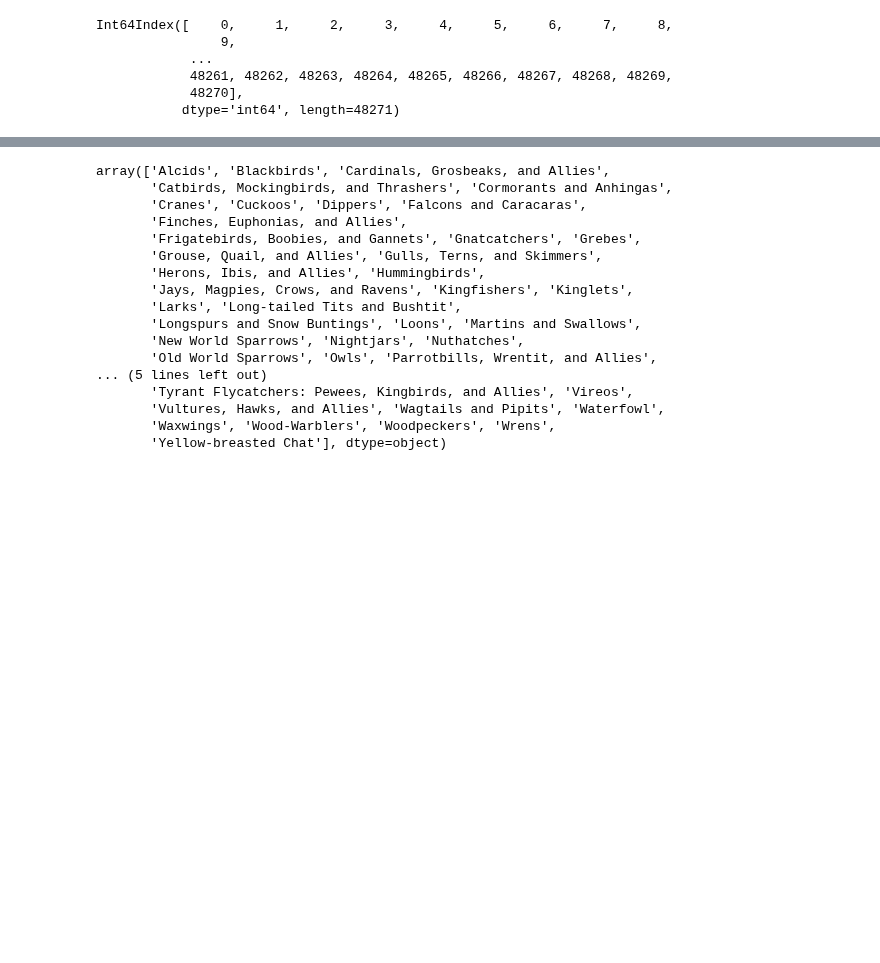
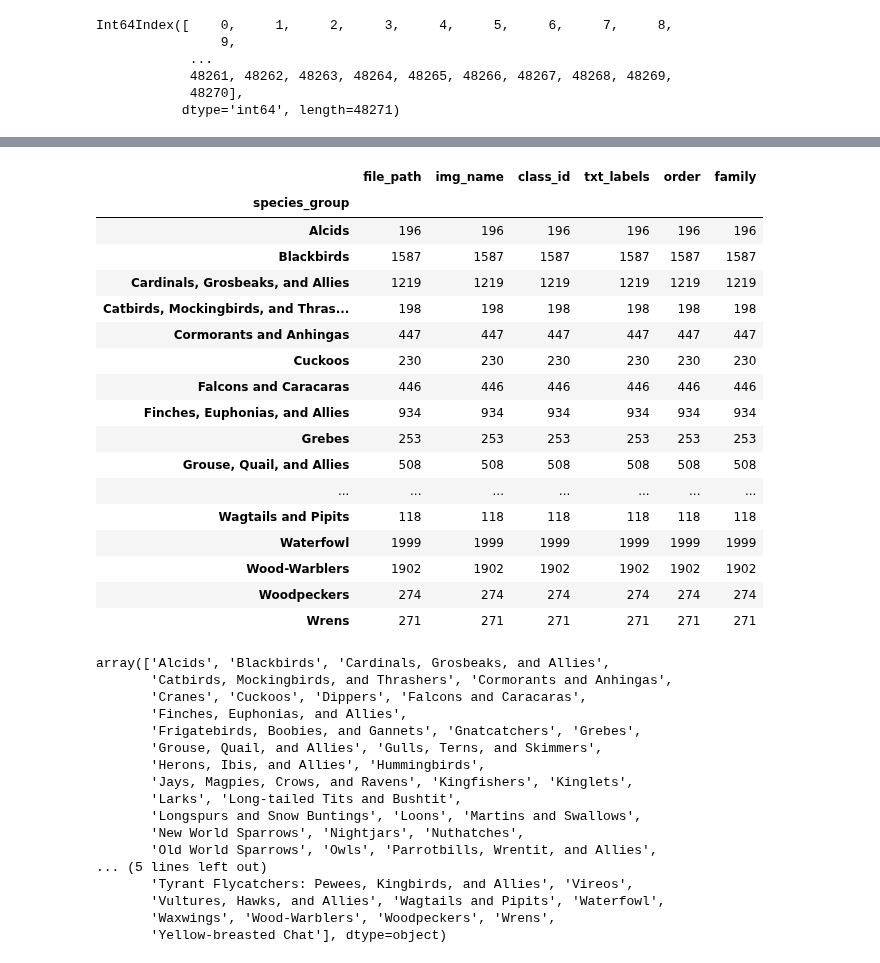
Before and after one commit to cwong690/Birdex, a Jupyter notebook: bird_orders.ipynb, the cells around one changed output, grey strips where cells are left out. Cells and saved outputs as stored; diff of their text form; code cells hidden in the pictures; blank space fills up the shorter version.

```diff
--- a/bird_orders.ipynb
+++ b/bird_orders.ipynb
@@ -125,3 +129,24 @@ orders_df['species_group'][:25000].nunique()
+# %%
+orders_df[:21129].groupby('species_group').count()
+# %% [output]
+|  | file_path | img_name | class_id | txt_labels | order | family |
+| species_group |  |  |  |  |  |  |
+| Alcids | 196 | 196 | 196 | 196 | 196 | 196 |
+| Blackbirds | 1587 | 1587 | 1587 | 1587 | 1587 | 1587 |
+| Cardinals, Grosbeaks, and Allies | 1219 | 1219 | 1219 | 1219 | 1219 | 1219 |
+| Catbirds, Mockingbirds, and Thras... | 198 | 198 | 198 | 198 | 198 | 198 |
+| Cormorants and Anhingas | 447 | 447 | 447 | 447 | 447 | 447 |
+| Cuckoos | 230 | 230 | 230 | 230 | 230 | 230 |
+| Falcons and Caracaras | 446 | 446 | 446 | 446 | 446 | 446 |
+| Finches, Euphonias, and Allies | 934 | 934 | 934 | 934 | 934 | 934 |
+| Grebes | 253 | 253 | 253 | 253 | 253 | 253 |
+| Grouse, Quail, and Allies | 508 | 508 | 508 | 508 | 508 | 508 |
+| ... | ... | ... | ... | ... | ... | ... |
+| Wagtails and Pipits | 118 | 118 | 118 | 118 | 118 | 118 |
+| Waterfowl | 1999 | 1999 | 1999 | 1999 | 1999 | 1999 |
+| Wood-Warblers | 1902 | 1902 | 1902 | 1902 | 1902 | 1902 |
+| Woodpeckers | 274 | 274 | 274 | 274 | 274 | 274 |
+| Wrens | 271 | 271 | 271 | 271 | 271 | 271 |
 # %%
 np.unique(orders_df['species_group'])
 # %% [output]
```
Also changed, not shown: parts of 9 cells of this notebook, 14 other files.
